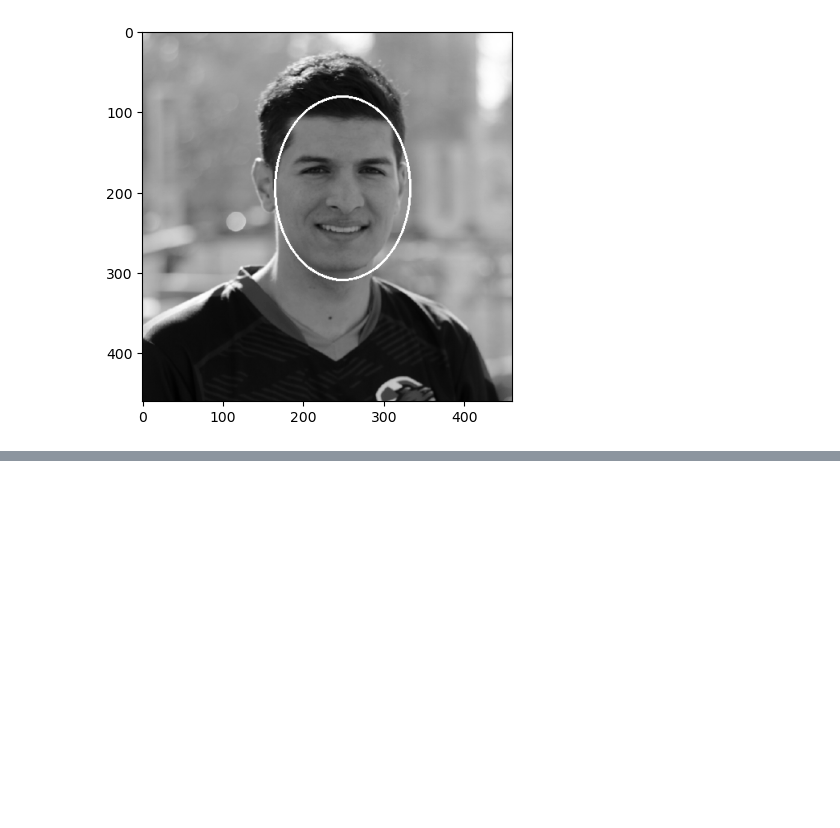
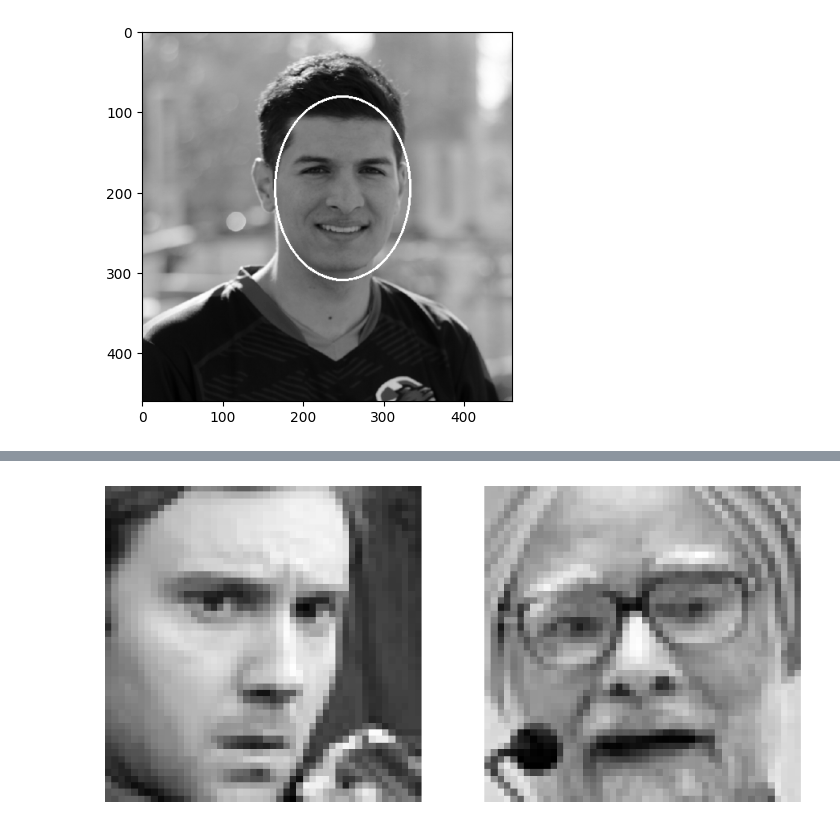
Before and after one commit to Raove/Final_Project, a Jupyter notebook: final_project.ipynb, the cells around one changed output, grey strips where cells are left out. Cells and saved outputs as stored; diff of their text form; code cells hidden in the pictures; blank space fills up the shorter version.

```diff
--- a/final_project.ipynb
+++ b/final_project.ipynb
@@ -142,0 +60,25 @@ Found 1 Faces!
+# %%
+# Load the FER dataset
+fer_data = pd.read_csv('sources/fer2013.csv')
+
+
+num_images = 2
+image_pixels = fer_data.head(num_images)['pixels'].values
+
+# Reshape the pixel values into images
+images = []
+for pixels in image_pixels:
+    image = np.array(pixels.split(), dtype='uint8')
+    image = image.reshape((48, 48))
+    images.append(image)
+
+# Display the images
+fig, axes = plt.subplots(1, num_images, figsize=(10, 5))
+
+for ax, image in zip(axes, images):
+    ax.imshow(image, cmap='gray')
+    ax.axis('off')
+
+plt.show()
+# %% [output]
+[figure, added]
```
Also changed, not shown: parts of 44 cells of this notebook, 3 other files.
